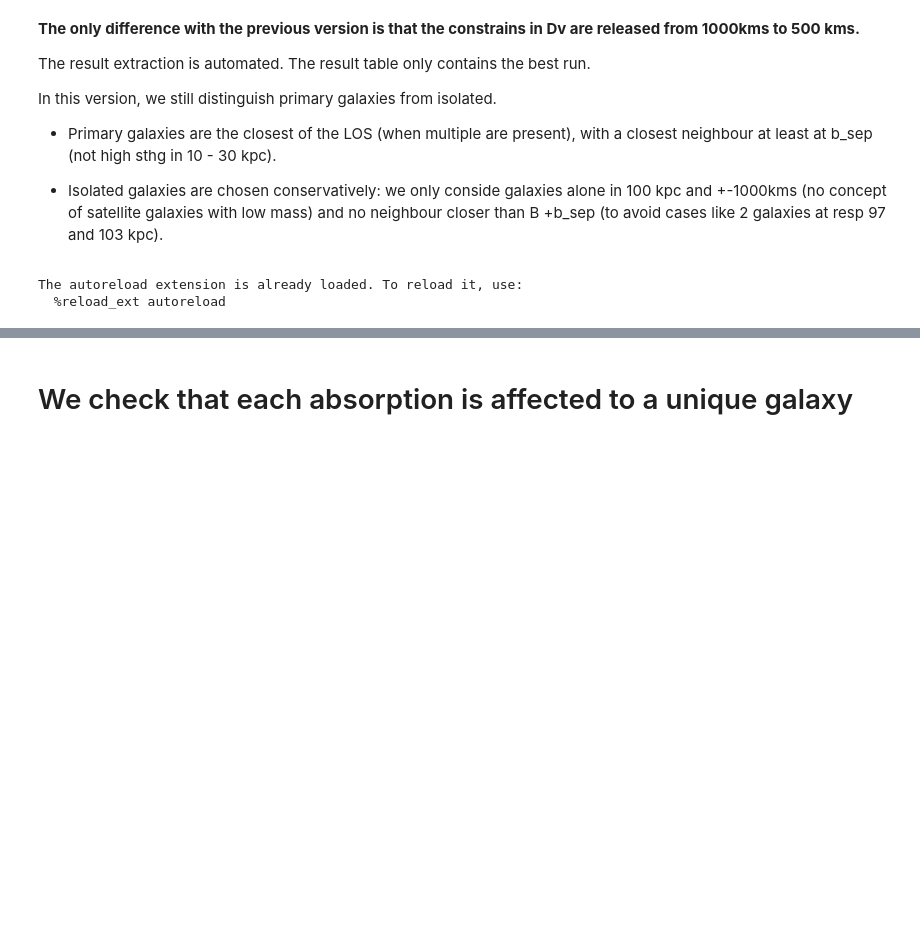
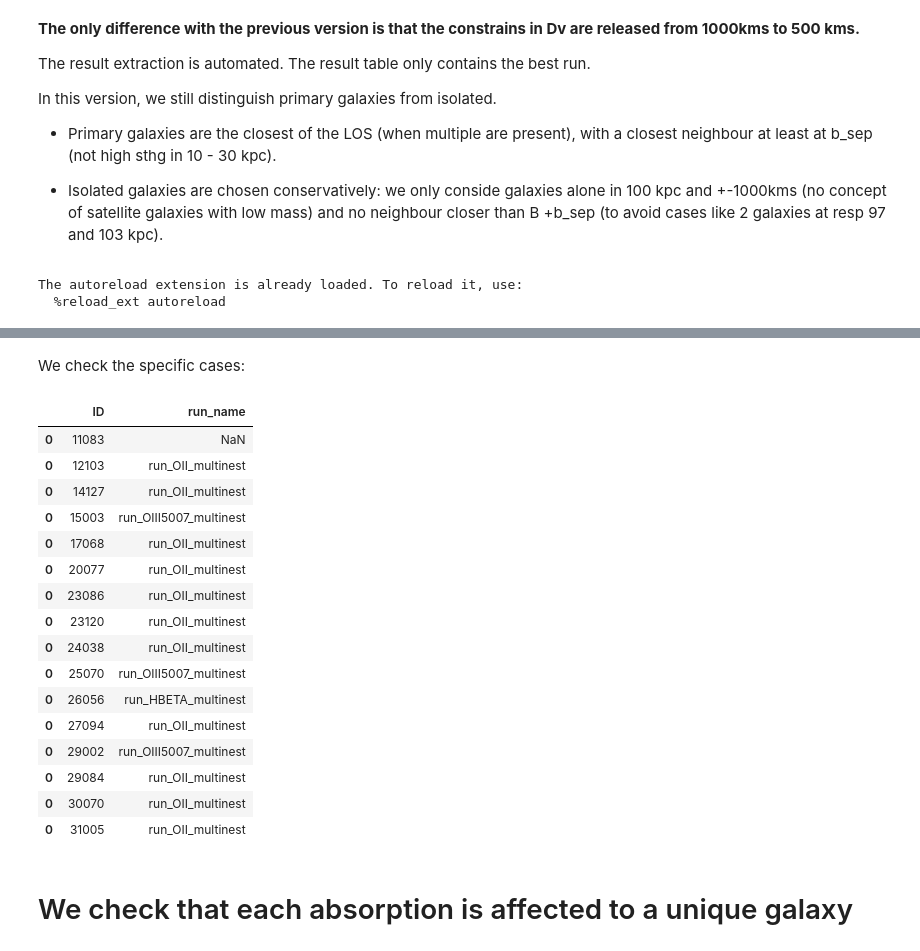
Before and after one commit to mcherrey23/galpak_dr2, a Jupyter notebook: result_extraction_6.ipynb, the cells around one changed output, grey strips where cells are left out. Drawn from its saved outputs; the diff is of its cells as text; code cells hidden in the pictures; blank space fills up the shorter version.

Commit message:
results updated with case by case analysis

```diff
--- a/result_extraction_6.ipynb
+++ b/result_extraction_6.ipynb
@@ -120,3 +120,29 @@ len(R[R["run_name"] == "run_OII_multinest"])
+# %% [markdown]
+We check the specific cases:
+# %%
+cases_id = [11083, 12103, 14127, 15003, 17068, 20077, 23086, 23120, 24038, 25070, 26056, 27094, 29002,\
+            29084, 30070, 31005]
+
+cases = R[R["ID"].isin(cases_id)]
+cases[["ID", "run_name"]]
+# %% [output]
+|  | ID | run_name |
+| 0 | 11083 | NaN |
+| 0 | 12103 | run_OII_multinest |
+| 0 | 14127 | run_OII_multinest |
+| 0 | 15003 | run_OIII5007_multinest |
+| 0 | 17068 | run_OII_multinest |
+| 0 | 20077 | run_OII_multinest |
+| 0 | 23086 | run_OII_multinest |
+| 0 | 23120 | run_OII_multinest |
+| 0 | 24038 | run_OII_multinest |
+| 0 | 25070 | run_OIII5007_multinest |
+| 0 | 26056 | run_HBETA_multinest |
+| 0 | 27094 | run_OII_multinest |
+| 0 | 29002 | run_OIII5007_multinest |
+| 0 | 29084 | run_OII_multinest |
+| 0 | 30070 | run_OII_multinest |
+| 0 | 31005 | run_OII_multinest |
 # %% [markdown]
 # We check that each absorption is affected to a unique galaxy
 # %%
```
Also changed, not shown: parts of 6 cells of this notebook, 2 other files.
